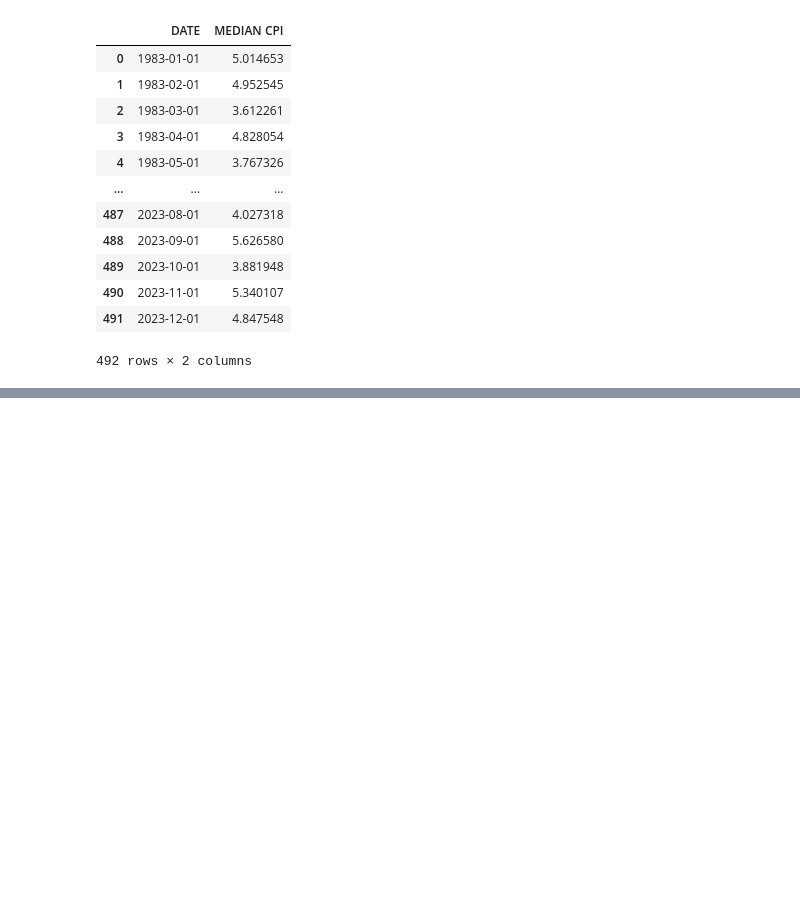
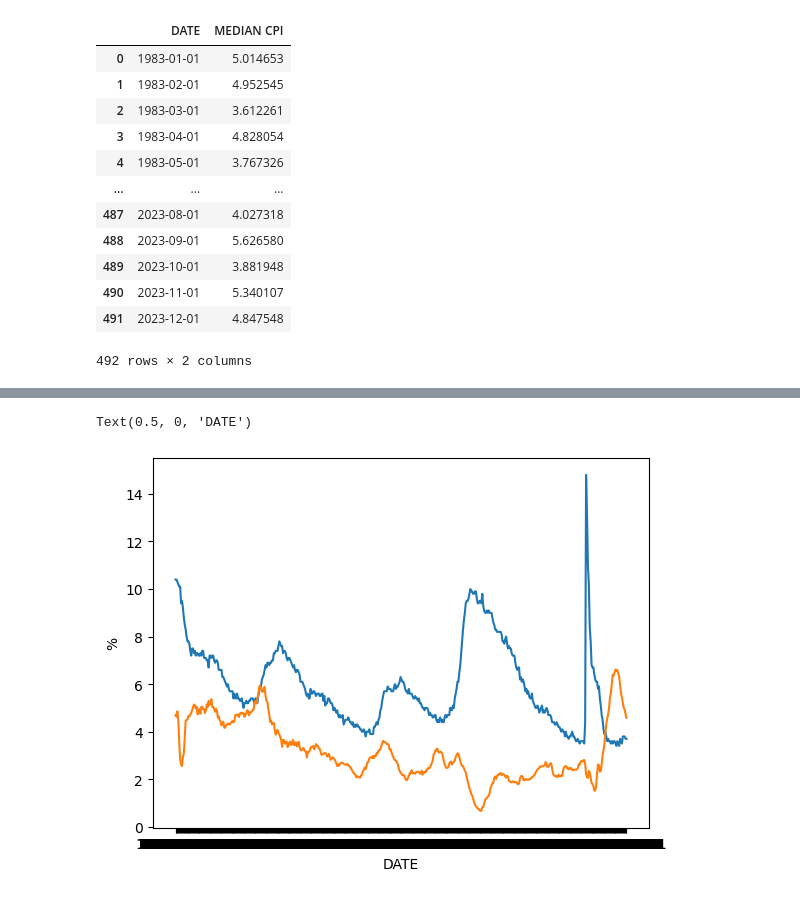
Before and after one commit to ElZackoGrande/Project1_Group2, a Jupyter notebook: Joel_Fred_Data_clean/Working Dataframe through Fred - NO API.ipynb, the cells around one changed output, grey strips where cells are left out. Saved outputs shown, nothing was run; the diff lists cells and outputs as text; code cells hidden in the pictures; blank space fills up the shorter version.

Commit message:
updated with NJ data as well as sample visual

```diff
--- a/Joel_Fred_Data_clean/Working Dataframe through Fred - NO API.ipynb
+++ b/Joel_Fred_Data_clean/Working Dataframe through Fred - NO API.ipynb
@@ -90,0 +106,12 @@ merged.head(50)
+# %%
+
+
+
+plt.plot(merged['DATE'], merged['UNRATE'], label='UNRATE')
+plt.plot(merged['DATE'], merged['Nationwide Inflation Rate'], label='Nationwide Inflation Rate')
+
+plt.ylabel("%")
+plt.xlabel('DATE')
+# %% [output]
+Text(0.5, 0, 'DATE')
+[figure, added]
```
Also changed, not shown: parts of 4 cells of this notebook, 1 other file.
